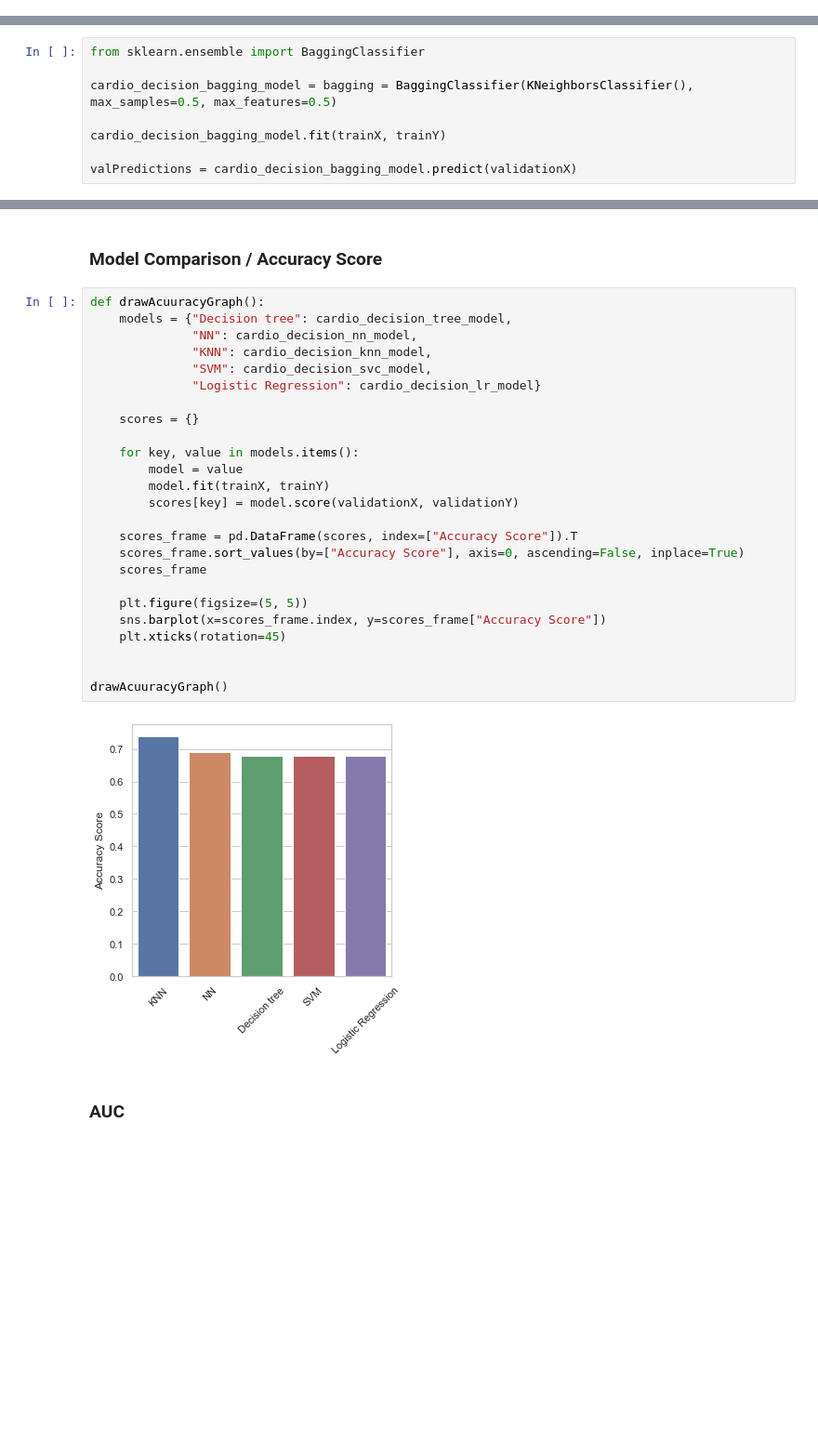
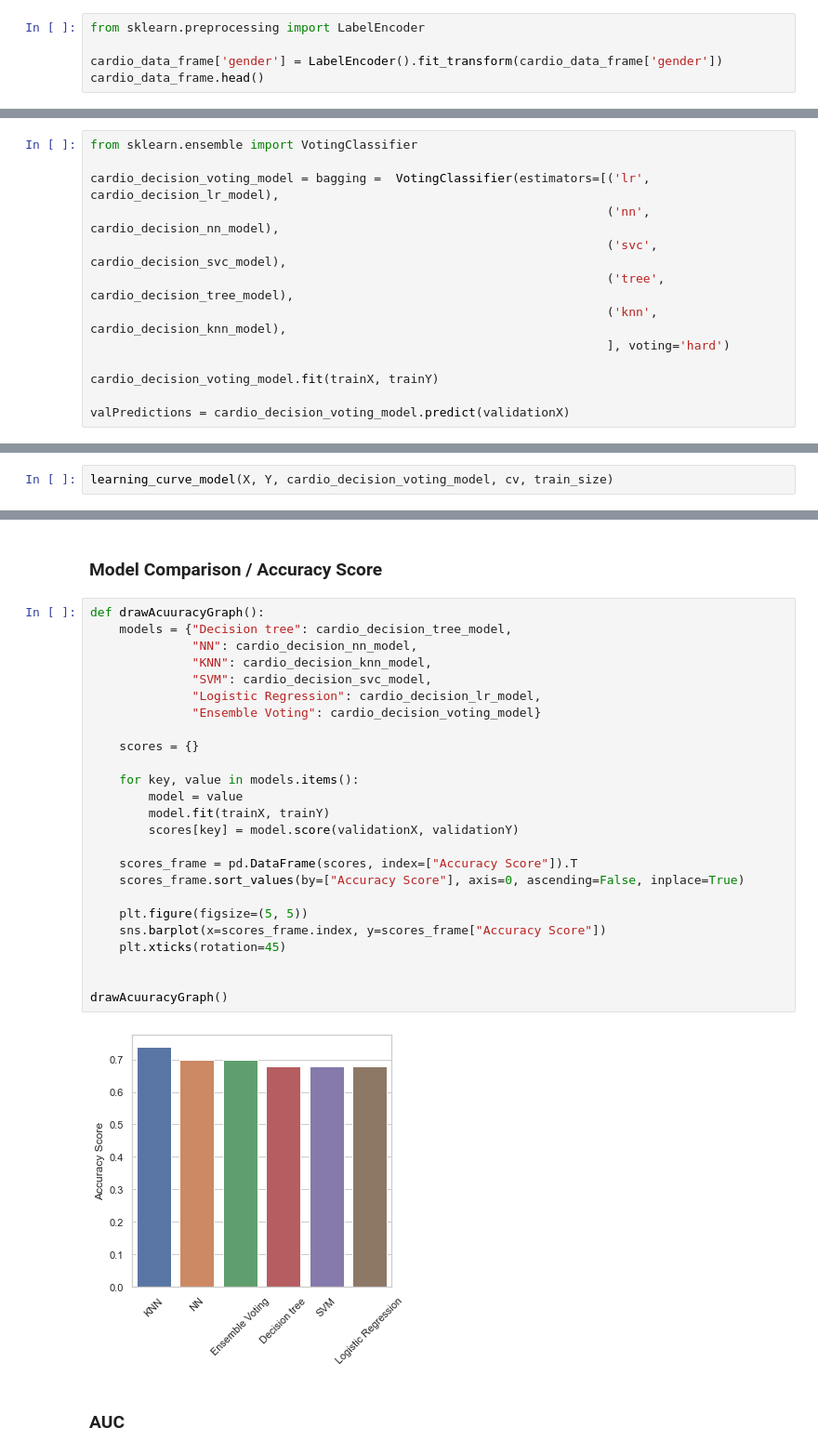
Before and after one commit to muzammilhussnain0786/CardioDiseasePrediction, a Jupyter notebook: heart_disease_prevention.ipynb, the cells around one changed output, grey strips where cells are left out. Shown: that part at 93% size. Cells and saved outputs as stored; diff of their text form; blank space fills up the shorter version.

```diff
--- a/heart_disease_prevention.ipynb
+++ b/heart_disease_prevention.ipynb
@@ -45,0 +51,5 @@ cardio_data_frame.head()
+# %%
+from sklearn.preprocessing import LabelEncoder
+
+cardio_data_frame['gender'] = LabelEncoder().fit_transform(cardio_data_frame['gender'])
+cardio_data_frame.head()
@@ -233,14 +257,19 @@ mean_absolute_error(validationY, valPredictions)
 0.32
 # %% [markdown]
  # 6. Ensemble Model Implementation
-# %%
-from sklearn.ensemble import BaggingClassifier
-
-cardio_decision_bagging_model = bagging = BaggingClassifier(KNeighborsClassifier(), max_samples=0.5, max_features=0.5)
-
-cardio_decision_bagging_model.fit(trainX, trainY)
-
-valPredictions = cardio_decision_bagging_model.predict(validationX)
+# %%
+from sklearn.ensemble import VotingClassifier
+
+cardio_decision_voting_model = bagging =  VotingClassifier(estimators=[('lr', cardio_decision_lr_model),
+                                                                       ('nn', cardio_decision_nn_model),
+                                                                       ('svc', cardio_decision_svc_model),
+                                                                       ('tree', cardio_decision_tree_model),
+                                                                       ('knn', cardio_decision_knn_model),
+                                                                       ], voting='hard')
+
+cardio_decision_voting_model.fit(trainX, trainY)
+
+valPredictions = cardio_decision_voting_model.predict(validationX)
 # %% [markdown]
 ### Mean Absolute Error
 # %%
@@ -375,0 +407,2 @@ learning_curve_model(X, Y, cardio_decision_svc_model, cv, train_size)
+# %%
+learning_curve_model(X, Y, cardio_decision_voting_model, cv, train_size)
@@ -378,30 +413,30 @@ learning_curve_model(X, Y, cardio_decision_svc_model, cv, train_size)
 # %%
 def drawAcuuracyGraph():
     models = {"Decision tree": cardio_decision_tree_model,
               "NN": cardio_decision_nn_model,
               "KNN": cardio_decision_knn_model,
               "SVM": cardio_decision_svc_model,
-              "Logistic Regression": cardio_decision_lr_model}
+              "Logistic Regression": cardio_decision_lr_model,
+              "Ensemble Voting": cardio_decision_voting_model}
 
     scores = {}
 
     for key, value in models.items():
         model = value
         model.fit(trainX, trainY)
         scores[key] = model.score(validationX, validationY)
 
     scores_frame = pd.DataFrame(scores, index=["Accuracy Score"]).T
     scores_frame.sort_values(by=["Accuracy Score"], axis=0, ascending=False, inplace=True)
-    scores_frame
 
     plt.figure(figsize=(5, 5))
     sns.barplot(x=scores_frame.index, y=scores_frame["Accuracy Score"])
     plt.xticks(rotation=45)
 
 
 drawAcuuracyGraph()
 # %% [output]
-[figure, old version]
+[figure, new version]
 # %% [markdown]
 ### AUC
 # %%
```
Also changed, not shown: parts of 20 cells of this notebook.
